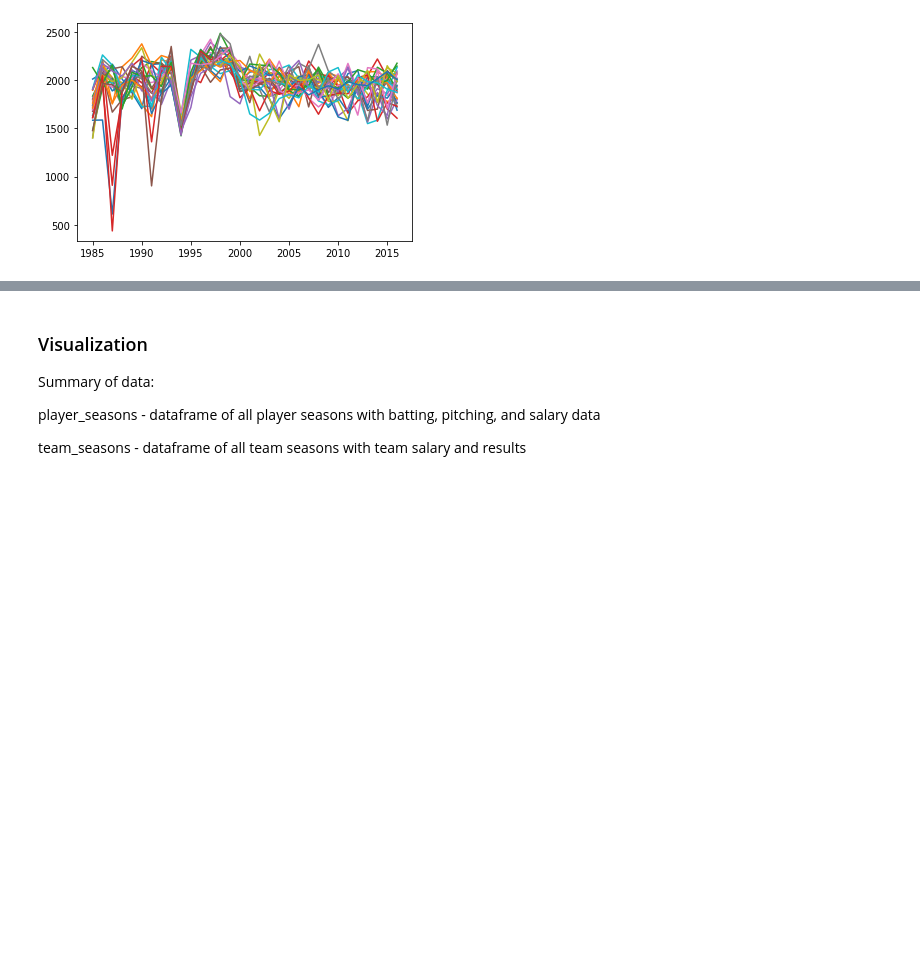
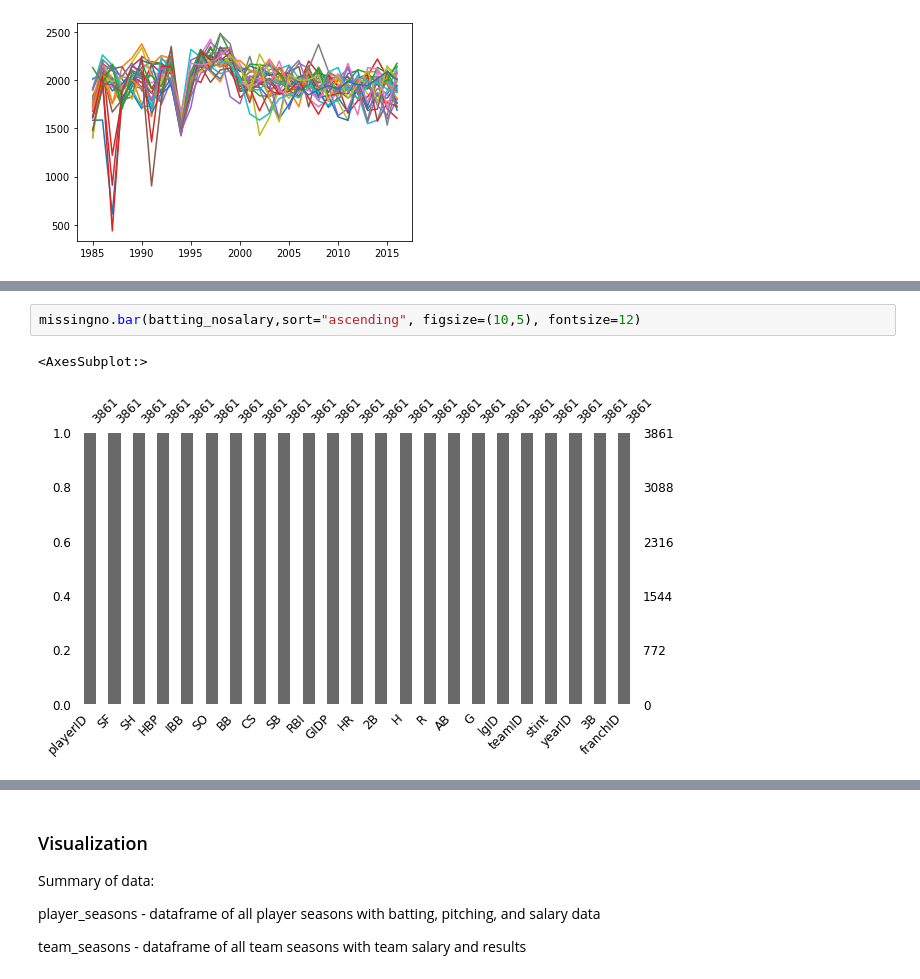
Before and after one commit to afspicciati/NYCDSA-Python-Data-Analysis-Project, a Jupyter notebook: project_lahman.ipynb, the cells around one changed output, grey strips where cells are left out. Cells and saved outputs as stored; diff of their text form; blank space fills up the shorter version.

```diff
--- a/project_lahman.ipynb
+++ b/project_lahman.ipynb
@@ -181,0 +205,5 @@ for key in games_by_year_team_salary['franchID'].unique():
+# %%
+missingno.bar(batting_nosalary,sort="ascending", figsize=(10,5), fontsize=12)
+# %% [output]
+<AxesSubplot:>
+[figure, added]
```
Also changed, not shown: parts of 37 cells of this notebook, 4 other files.
